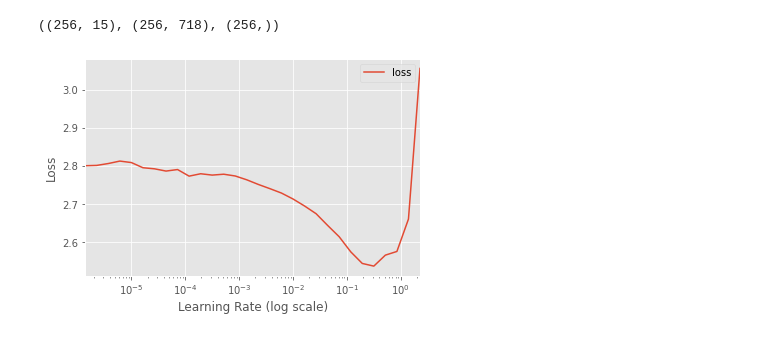
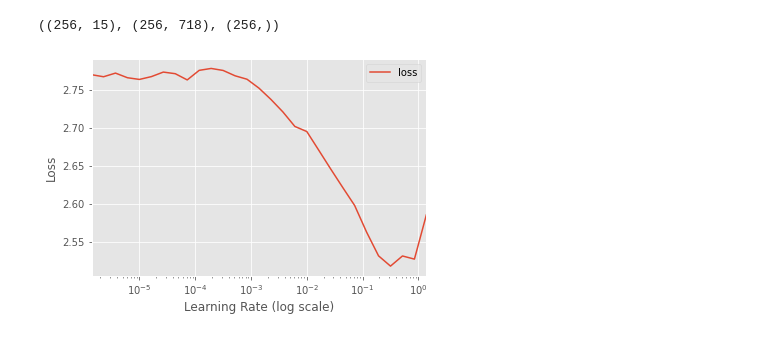
Before and after one commit to FraPochetti/KagglePlaygrounds, a Jupyter notebook: petfinder/PetFinder_DL.ipynb, the cells around one changed output. Cells and saved outputs as stored; diff of their text form; code cells hidden in the pictures.

```diff
--- a/petfinder/PetFinder_DL.ipynb
+++ b/petfinder/PetFinder_DL.ipynb
@@ -286,10 +286,10 @@ x_cat.shape, x_cont.shape, y.shape
 #net = get_tabular_model(ctx=ctx, emb_szs=emb_szs, n_cont=len(numf))
 #net.summary(x_cat, x_cont)
 # %%
-net = get_tabular_model(ctx=ctx, emb_szs=emb_szs, n_cont=len(numf), drops=[0.5,0.5,0.5], emb_drop=0.5)
+net = get_tabular_model(ctx=ctx, emb_szs=emb_szs, szs=[2000,250,125], n_cont=len(numf), drops=[0.5,0.5,0.5], emb_drop=0.5)
 train_dl, _ = get_tab_dl(train_ds, valid_ds)
-df_lrs, min_grad_lr, min_grad_loss = find_lr(net, train_dl, ctx, params=net.collect_params(), app="tab")
+_, _, _ = find_lr(net, train_dl, ctx, params=net.collect_params(), app="tab")
 # %% [output]
-[figure, old version]
+[figure, new version]
 # %%
 model = fine_tune((get_tab_dl(train_ds, valid_ds)),
```
Also changed, not shown: parts of 3 cells of this notebook, 3 other files.
